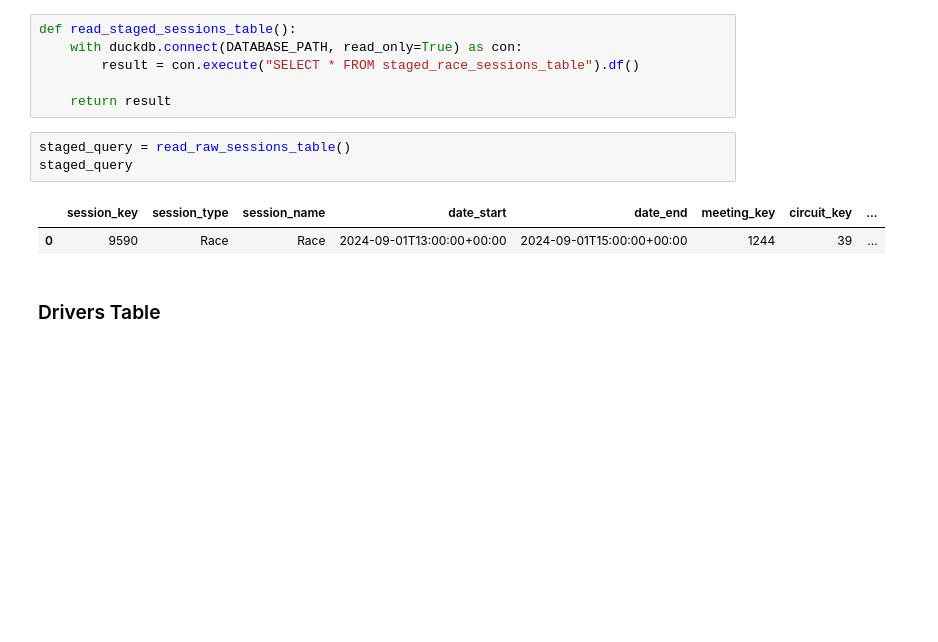
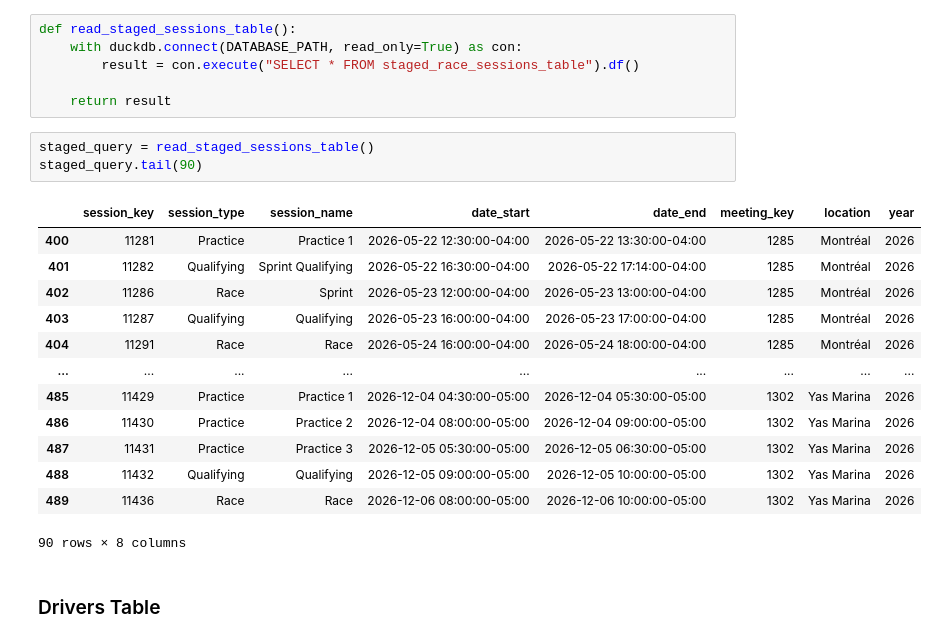
Before and after one commit to jguptil1/F1Fantasy, a Jupyter notebook: src/ingestion/database_testing.ipynb, the cells around one changed output. Drawn from its saved outputs; the diff is of its cells as text; blank space fills up the shorter version.

```diff
--- a/src/ingestion/database_testing.ipynb
+++ b/src/ingestion/database_testing.ipynb
@@ -133,11 +133,22 @@ def read_staged_sessions_table():
 
     return result
 # %%
-staged_query = read_raw_sessions_table()
-staged_query
+staged_query = read_staged_sessions_table()
+staged_query.tail(90)
 # %% [output]
-|  | session_key | session_type | session_name | date_start | date_end | meeting_key | circuit_key | ... |
-| 0 | 9590 | Race | Race | 2024-09-01T13:00:00+00:00 | 2024-09-01T15:00:00+00:00 | 1244 | 39 | ... |
+|  | session_key | session_type | session_name | date_start | date_end | meeting_key | location | year |
+| 400 | 11281 | Practice | Practice 1 | 2026-05-22 12:30:00-04:00 | 2026-05-22 13:30:00-04:00 | 1285 | Montréal | 2026 |
+| 401 | 11282 | Qualifying | Sprint Qualifying | 2026-05-22 16:30:00-04:00 | 2026-05-22 17:14:00-04:00 | 1285 | Montréal | 2026 |
+| 402 | 11286 | Race | Sprint | 2026-05-23 12:00:00-04:00 | 2026-05-23 13:00:00-04:00 | 1285 | Montréal | 2026 |
+| 403 | 11287 | Qualifying | Qualifying | 2026-05-23 16:00:00-04:00 | 2026-05-23 17:00:00-04:00 | 1285 | Montréal | 2026 |
+| 404 | 11291 | Race | Race | 2026-05-24 16:00:00-04:00 | 2026-05-24 18:00:00-04:00 | 1285 | Montréal | 2026 |
+| ... | ... | ... | ... | ... | ... | ... | ... | ... |
+| 485 | 11429 | Practice | Practice 1 | 2026-12-04 04:30:00-05:00 | 2026-12-04 05:30:00-05:00 | 1302 | Yas Marina | 2026 |
+| 486 | 11430 | Practice | Practice 2 | 2026-12-04 08:00:00-05:00 | 2026-12-04 09:00:00-05:00 | 1302 | Yas Marina | 2026 |
+| 487 | 11431 | Practice | Practice 3 | 2026-12-05 05:30:00-05:00 | 2026-12-05 06:30:00-05:00 | 1302 | Yas Marina | 2026 |
+| 488 | 11432 | Qualifying | Qualifying | 2026-12-05 09:00:00-05:00 | 2026-12-05 10:00:00-05:00 | 1302 | Yas Marina | 2026 |
+| 489 | 11436 | Race | Race | 2026-12-06 08:00:00-05:00 | 2026-12-06 10:00:00-05:00 | 1302 | Yas Marina | 2026 |
+90 rows × 8 columns
 # %% [markdown]
 ### Drivers Table
 # %%
```
Also changed, not shown: parts of 5 cells of this notebook, 2 other files.
